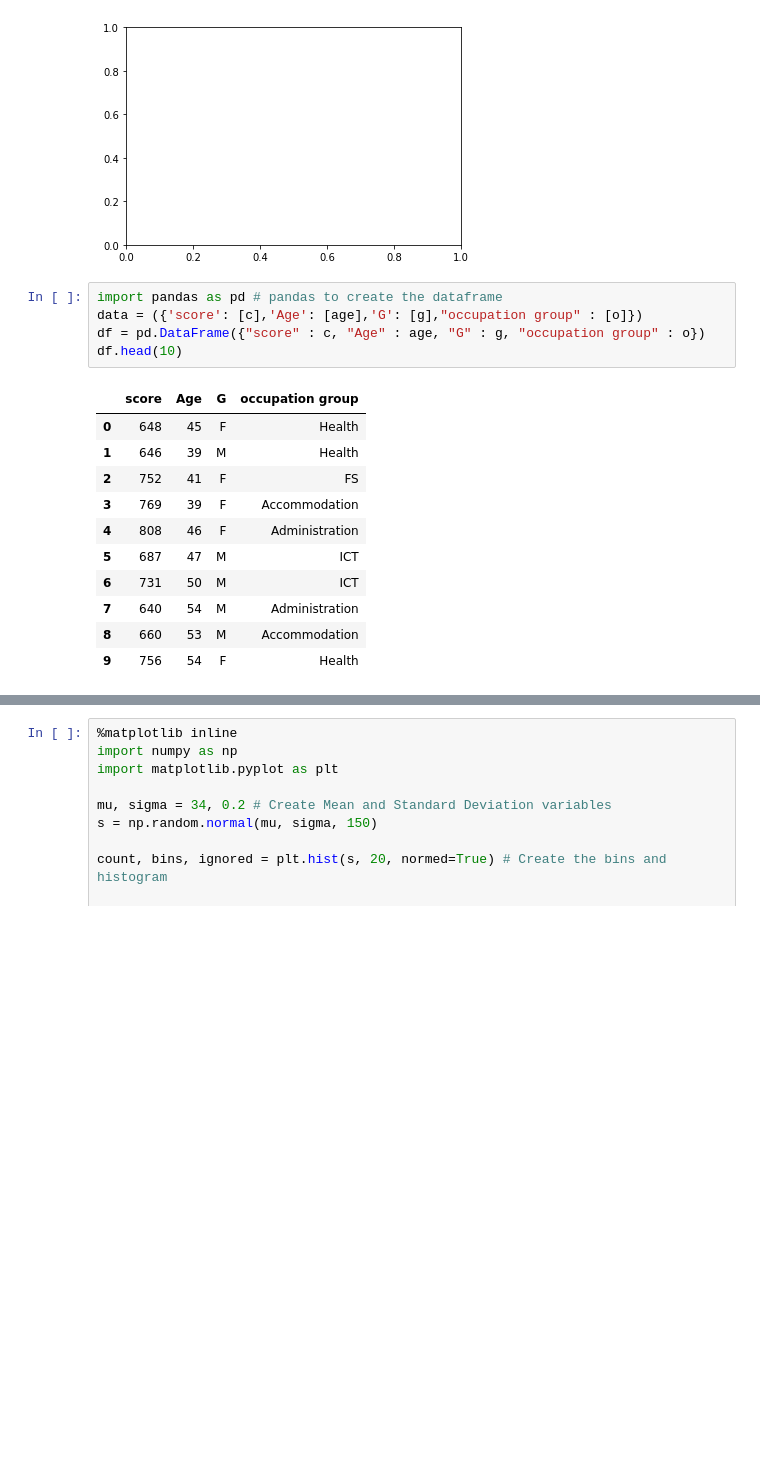
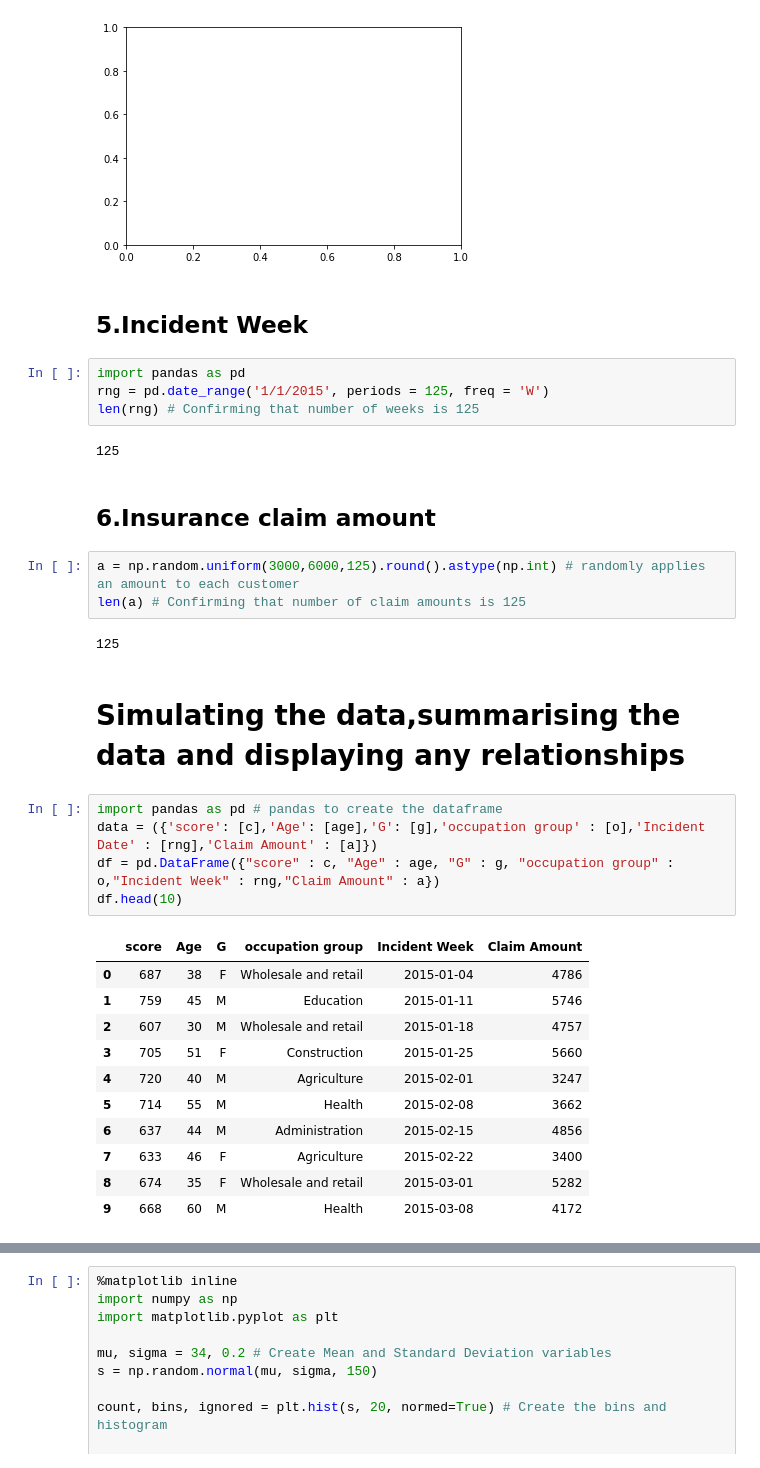
Before and after one commit to mikequaid/Proj-Prog, a Jupyter notebook: Simulation.ipynb, the cells around one changed output, grey strips where cells are left out. Drawn from its saved outputs; the diff is of its cells as text; blank space fills up the shorter version.

```diff
--- a/Simulation.ipynb
+++ b/Simulation.ipynb
@@ -119,21 +124,38 @@ plt.show()
 # %% [output]
 TypeError: <lambda>() missing 1 required positional argument: 'height'
 [figure]
+# %% [markdown]
+## 5.Incident Week
+# %%
+import pandas as pd
+rng = pd.date_range('1/1/2015', periods = 125, freq = 'W')
+len(rng) # Confirming that number of weeks is 125
+# %% [output]
+125
+# %% [markdown]
+## 6.Insurance claim amount
+# %%
+a = np.random.uniform(3000,6000,125).round().astype(np.int) # randomly applies an amount to each customer
+len(a) # Confirming that number of claim amounts is 125
+# %% [output]
+125
+# %% [markdown]
+# Simulating the data,summarising the data and displaying any relationships
 # %%
 import pandas as pd # pandas to create the dataframe
-data = ({'score': [c],'Age': [age],'G': [g],"occupation group" : [o]})
-df = pd.DataFrame({"score" : c, "Age" : age, "G" : g, "occupation group" : o})
+data = ({'score': [c],'Age': [age],'G': [g],'occupation group' : [o],'Incident Date' : [rng],'Claim Amount' : [a]})
+df = pd.DataFrame({"score" : c, "Age" : age, "G" : g, "occupation group" : o,"Incident Week" : rng,"Claim Amount" : a})
 df.head(10)
 # %% [output]
-|  | score | Age | G | occupation group |
-| 0 | 648 | 45 | F | Health |
-| 1 | 646 | 39 | M | Health |
-| 2 | 752 | 41 | F | FS |
-| 3 | 769 | 39 | F | Accommodation |
-| 4 | 808 | 46 | F | Administration |
-| 5 | 687 | 47 | M | ICT |
-| 6 | 731 | 50 | M | ICT |
-| 7 | 640 | 54 | M | Administration |
-| 8 | 660 | 53 | M | Accommodation |
-| 9 | 756 | 54 | F | Health |
+|  | score | Age | G | occupation group | Incident Week | Claim Amount |
+| 0 | 687 | 38 | F | Wholesale and retail | 2015-01-04 | 4786 |
+| 1 | 759 | 45 | M | Education | 2015-01-11 | 5746 |
+| 2 | 607 | 30 | M | Wholesale and retail | 2015-01-18 | 4757 |
+| 3 | 705 | 51 | F | Construction | 2015-01-25 | 5660 |
+| 4 | 720 | 40 | M | Agriculture | 2015-02-01 | 3247 |
+| 5 | 714 | 55 | M | Health | 2015-02-08 | 3662 |
+| 6 | 637 | 44 | M | Administration | 2015-02-15 | 4856 |
+| 7 | 633 | 46 | F | Agriculture | 2015-02-22 | 3400 |
+| 8 | 674 | 35 | F | Wholesale and retail | 2015-03-01 | 5282 |
+| 9 | 668 | 60 | M | Health | 2015-03-08 | 4172 |
 # %%
```
Also changed, not shown: parts of 21 cells of this notebook.
